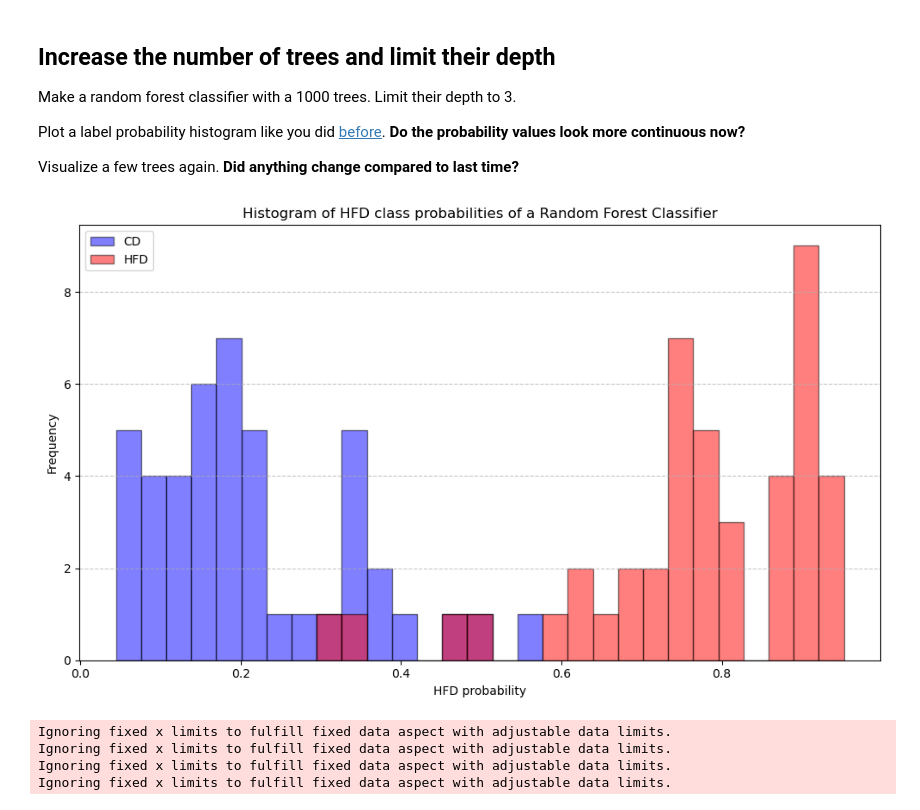
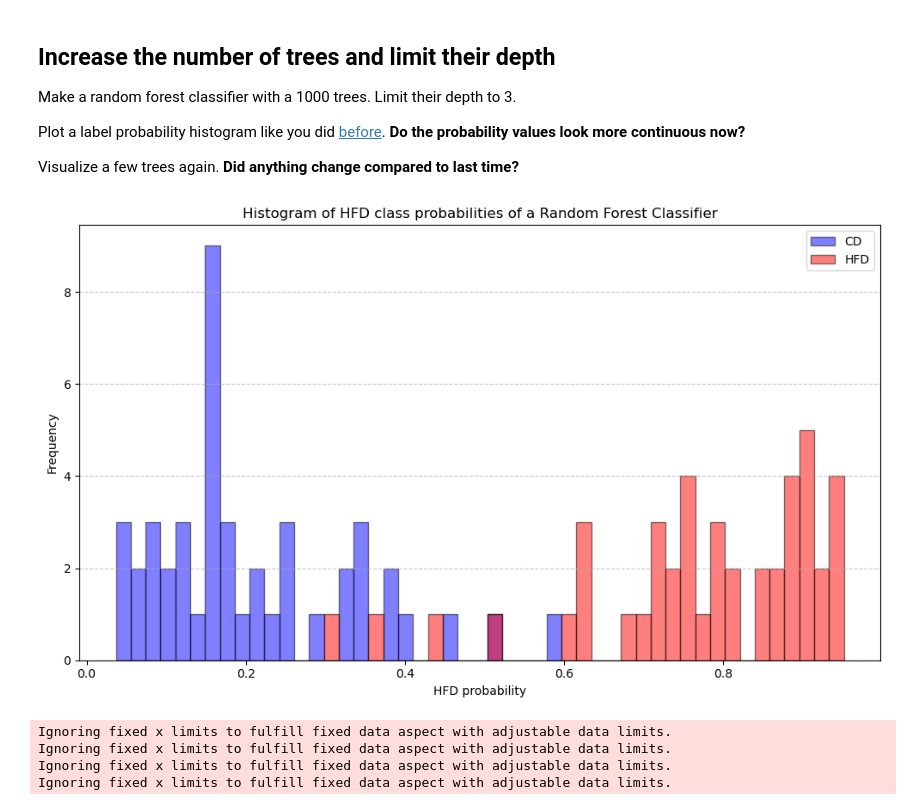
Before and after one commit to PeterBrederlow/PracticalIntegrativeBioinformatics, a Jupyter notebook: Day9_1-Random_forests_on_phenotype.ipynb, the cells around one changed output. Saved outputs shown, nothing was run; the diff lists cells and outputs as text; code cells hidden in the pictures.

```diff
--- a/Day9_1-Random_forests_on_phenotype.ipynb
+++ b/Day9_1-Random_forests_on_phenotype.ipynb
@@ -249,7 +249,7 @@ plt.show()
 # %% [output]
 [figure]
 # %%
-rf = RandomForestClassifier(n_estimators=300)
+rf = RandomForestClassifier(n_estimators=1000, random_state=500)
 rf.fit(data, target)
 pred_proba = cross_val_predict(rf, data, target, cv=skf, method='predict_proba')[:, 1]
 
@@ -309,24 +309,24 @@ Visualize a few trees again. **Did anything change compared to last time?**
 # %%
 # YOUR CODE HERE
 rf = RandomForestClassifier(n_estimators=1000, max_depth=3)
 rf.fit(data, target)
 pred_proba = cross_val_predict(rf, data, target, cv=skf, method='predict_proba')[:, 1]
 
 min_value = pred_proba.min()
 max_value = pred_proba.max()
-bins = np.linspace(min_value, max_value, 30)
+bins = np.linspace(min_value, max_value, 50)
 plt.figure(figsize=(10, 6))
 plt.hist(pred_proba[target == 0], bins=bins, color='blue', alpha=0.5, edgecolor='black', label='CD', histtype='barstacked')
 plt.hist(pred_proba[target == 1], bins=bins, color='red', alpha=0.5, edgecolor='black', label='HFD', histtype='barstacked')
 plt.xlabel('HFD probability')
 plt.ylabel('Frequency')
 plt.title('Histogram of HFD class probabilities of a Random Forest Classifier')
 plt.legend()
 plt.grid(axis='y', linestyle='--', alpha=0.7)
 plt.tight_layout()
 plt.show()
 # %% [output]
-[figure, old version]
+[figure, new version]
 # %%
 tree = rf.estimators_[0]
 viz_model = model(tree,
```
Also changed, not shown: parts of 8 cells of this notebook, 1 other file.
